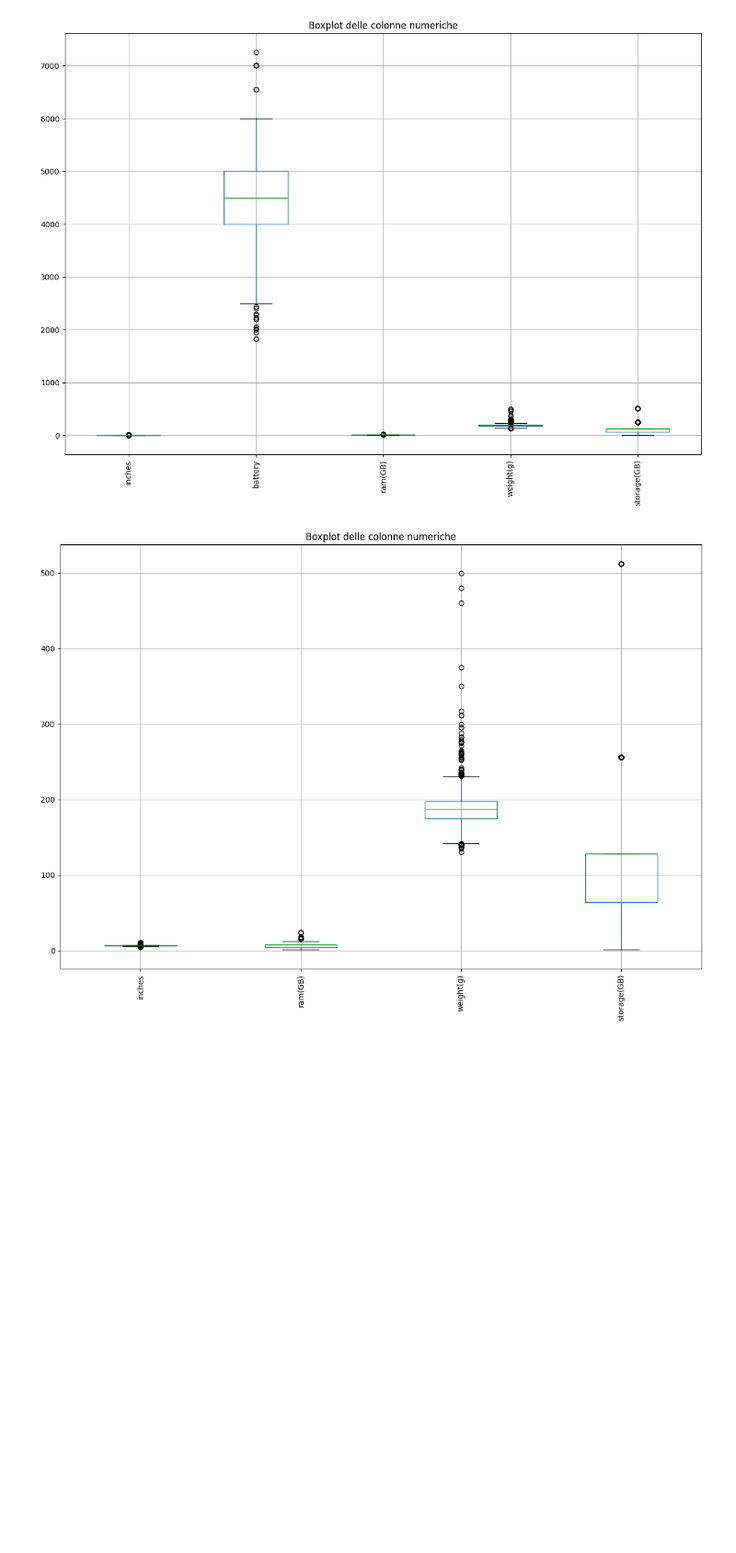
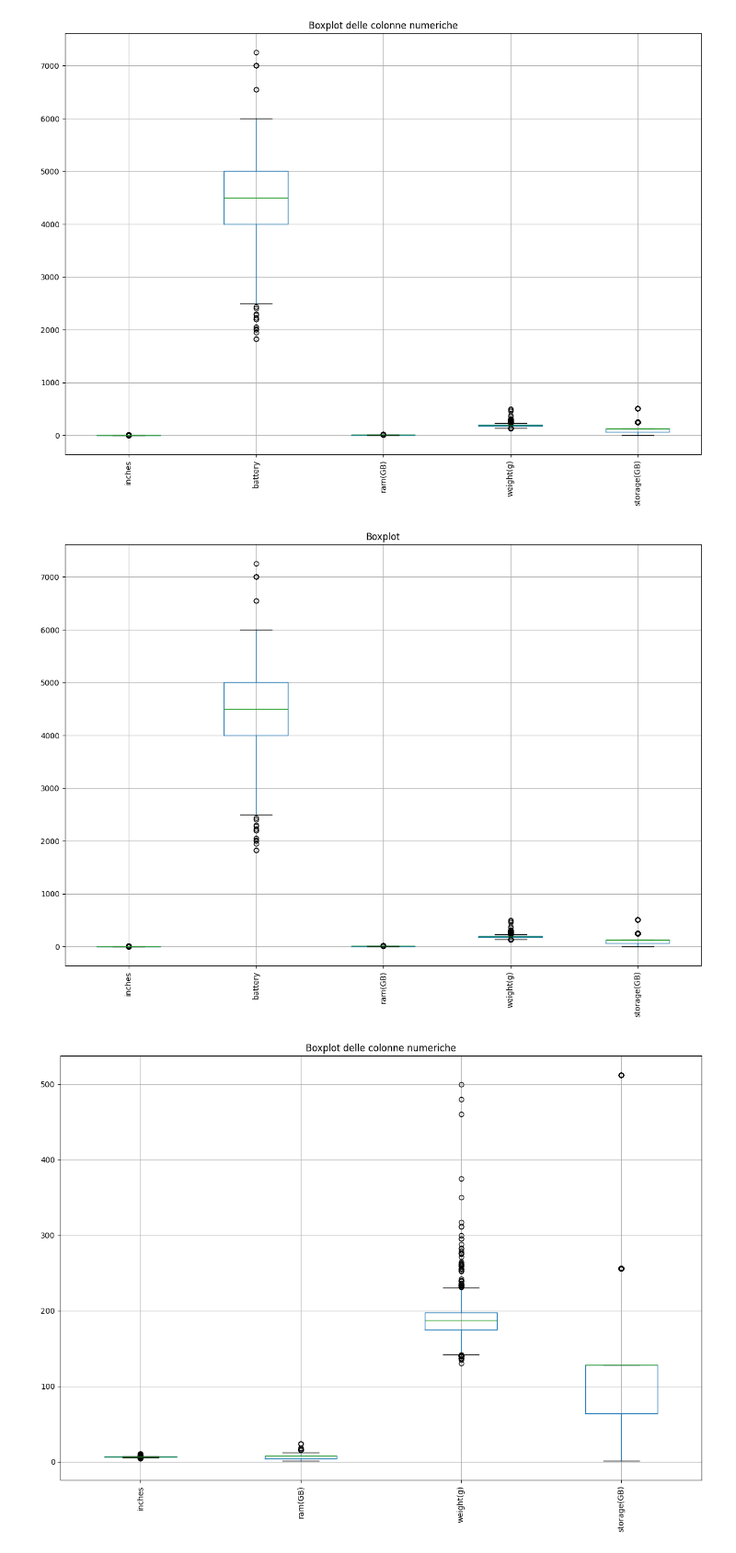
Before and after one commit to vincenzorrei/EDU-FeatureSelection, a Jupyter notebook: main.ipynb, the cells around one changed output. Shown at 92% size. Cells and saved outputs as stored; diff of their text form; code cells hidden in the pictures; blank space fills up the shorter version.

Commit message:
package concept

```diff
--- a/main.ipynb
+++ b/main.ipynb
@@ -198,6 +198,12 @@ plt.title('Boxplot delle colonne numeriche')
 plt.show()
 # %% [output]
 [figure]
+# %%
+from packages.data_analysis import standard_box_plot
+
+standard_box_plot(X[numeric_columns])
+# %% [output]
+[figure, added]
 # %%
 # Boxplot
 plt.figure(figsize=(15, 10))
```
Also changed, not shown: parts of 2 cells of this notebook, 1 other file.
